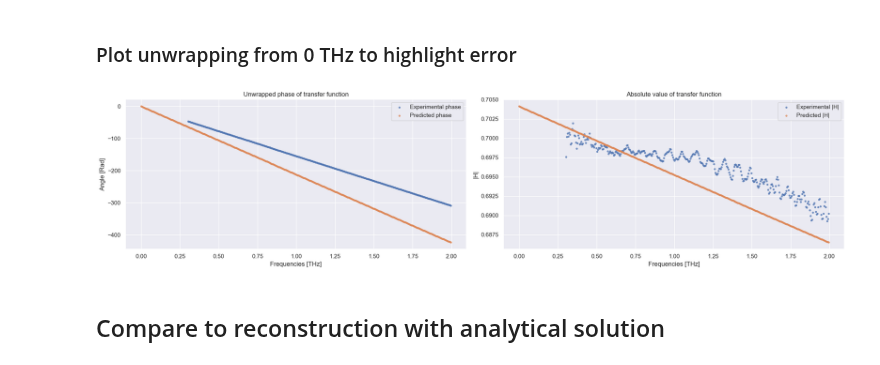
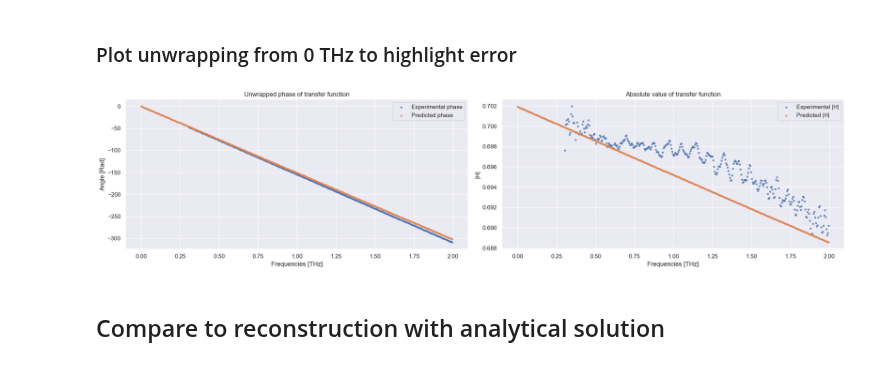
Before and after one commit to tls54/THz-TDS, a Jupyter notebook: PINNs/Back_propagation/experimental_data_testing.ipynb, the cells around one changed output. Cells and saved outputs as stored; diff of their text form; code cells hidden in the pictures.

```diff
--- a/PINNs/Back_propagation/experimental_data_testing.ipynb
+++ b/PINNs/Back_propagation/experimental_data_testing.ipynb
@@ -125,7 +125,7 @@ thickness = 3*1e-3
 f = freqs_THz.to_numpy()
 
 # Convert f_tensor to angular freqs with correct scale for predictions
-f = f * (1 * 10e12)
+f = f * (1 * 1e12)
 w_tensor = f * np.pi * 2
 
 # Convert correct values to tensor
@@ -134,7 +134,7 @@ H_values = torch.tensor(H_values.to_numpy(), dtype=torch.float32)
 phi_values = torch.tensor(phi_values.to_numpy(), dtype=torch.float32)
 
 # Initialize model for frequency range, thickness and initial conditions
-model = TransferFunctionModel(w_tensor=w_tensor,d=thickness, ICs=[4, -0.001])
+model = TransferFunctionModel(w_tensor=w_tensor,d=thickness, ICs=[3.2, -0.001])
 
 optimizer = torch.optim.Adam(model.parameters(), lr=1e-3)
 scheduler = torch.optim.lr_scheduler.ReduceLROnPlateau(
@@ -202,7 +206,7 @@ plot_comparison(freqs_THz, H_values, phi_values, optimal_abs, optimal_phi)
 # Create extended array of frequencies
 extended_freqs = df['interpolated frequency']
 extended_freqs = extended_freqs[extended_freqs <= 2].to_numpy()
-extended_freqs = extended_freqs * 10e12 * np.pi * 2
+extended_freqs = extended_freqs * 1e12 * np.pi * 2
 extended_freqs = torch.tensor(extended_freqs, dtype=torch.float32)
 
 # Get extended THz freqs
@@ -213,34 +217,34 @@ extended_freqs_plot = torch.tensor(extended_freqs_plot, dtype=torch.float32)
 
 extended_H = H_th_function(optimal_complex_n, w=extended_freqs, length=3*1e-3)
 
 extended_abs = torch.abs(extended_H)
 extended_phase = torch.angle(extended_H)
 
 extended_phi = np.unwrap(extended_phase.numpy())
 extended_phi = torch.tensor(extended_phi, dtype=torch.float32)
 
 fig, axs = plt.subplots(1, 2, figsize=(20, 5))
 
 # Plot phase values
 axs[0].scatter(freqs_THz, phi_values, s=8, label='Experimental phase', alpha=0.7)
 axs[0].scatter(extended_freqs_plot, extended_phi, s=8, label='Predicted phase', alpha=0.7)
 axs[0].set_title('Unwrapped phase of transfer function')
 axs[0].set_xlabel('Frequencies [THz]')
 axs[0].set_ylabel('Angle [Rad]')
 axs[0].legend()
 
 # Plot absolute values
 axs[1].scatter(freqs_THz, H_values, s=8, label='Experimental |H|', alpha=0.7)
 axs[1].scatter(extended_freqs_plot, extended_abs, s=8, label='Predicted |H|', alpha=0.7)
 axs[1].set_title('Absolute value of transfer function')
 axs[1].set_xlabel('Frequencies [THz]')
 axs[1].set_ylabel('|H|')
 axs[1].legend()
 
 plt.tight_layout()
 plt.show()
 # %% [output]
-[figure, old version]
+[figure, new version]
 # %% [markdown]
 ## Compare to reconstruction with analytical solution
 # %%
```
Also changed, not shown: parts of 9 cells of this notebook, 6 other files.
